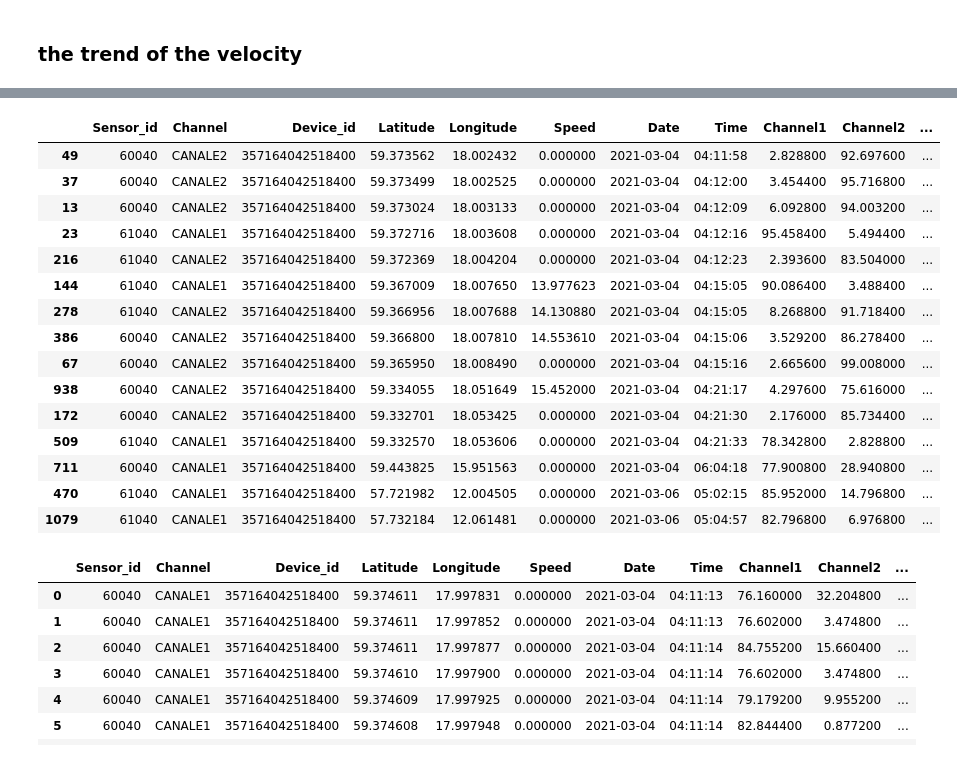
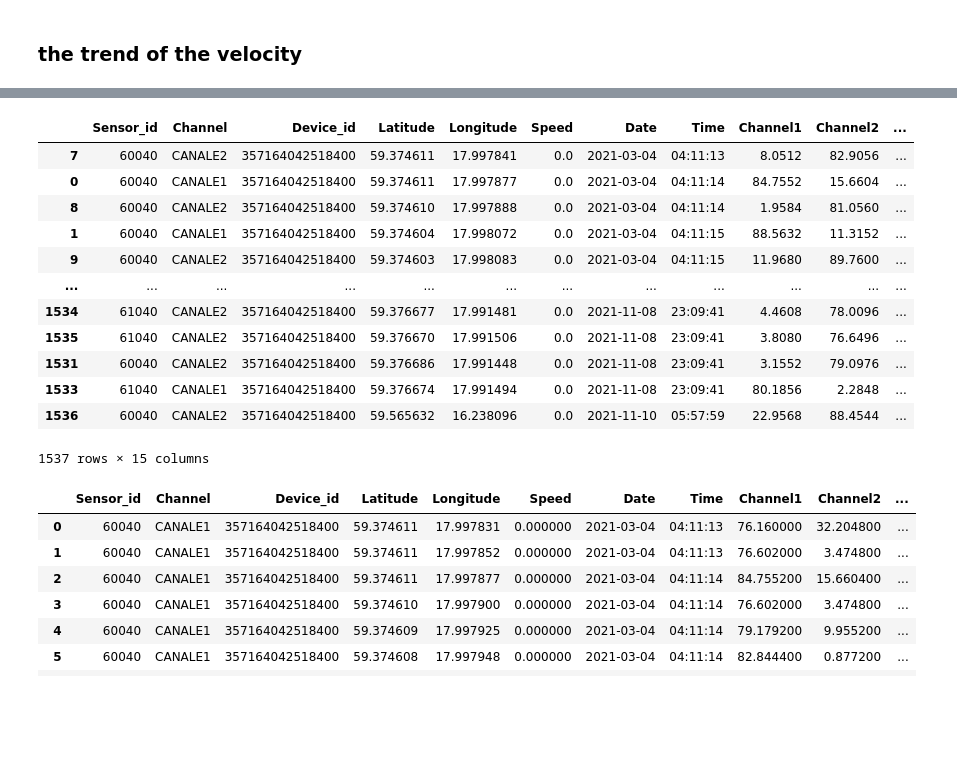
Before and after one commit to OmidSa75/Data_scinece-Smartset-overloads-PoliMI, a Jupyter notebook: main.ipynb, the cells around one changed output, grey strips where cells are left out. Drawn from its saved outputs; the diff is of its cells as text; code cells hidden in the pictures; blank space fills up the shorter version.

```diff
--- a/main.ipynb
+++ b/main.ipynb
@@ -449,45 +423,45 @@ df1_imp_copy = df1_imp_copy.sort_values('Datetime')
 # %%
+df1_imp_copy = important_nodes_df.copy()
+df1_imp_copy = df1_imp_copy.sort_values('Datetime')
+
 total_velocity = []
 for date in np.unique(df1_imp_copy['Date'].values).tolist():  # select the unique values of the dates and convert it to list
     temp_df = df1_imp_copy.loc[df1_imp_copy['Date'] == date]
     coords = temp_df[['Latitude', 'Longitude']].values
     x1 = coords[:-1]
     x2 = coords[1:]
     if not x1.tolist():
         velocity = [0]
         total_velocity += velocity
         continue
 
     delta_x = np.linalg.norm(x2 - x1, axis=1)
     delta_x_meter = delta_x / (five_meter_degree / 5)
 
     time1 = temp_df['Datetime'].iloc[:-1].apply(lambda x: x.timestamp()).values # we covert to timestamp this because of zero time conversion.
     time2 = temp_df['Datetime'].iloc[1:].apply(lambda x: x.timestamp()).values  # we covert to timestamp this because of zero time conversion.
     delta_t = (time2 - time1) + 0.1
     velocity = delta_x_meter / delta_t
     velocity *= 3.6
     velocity = [0] + velocity.tolist() # add zero for the end of line
     total_velocity += velocity
 
 df1_imp_copy['velocity'] = total_velocity
-df1_imp_copy.head(15).style.background_gradient('coolwarm')
+df1_imp_copy
 # %% [output]
 |  | Sensor_id | Channel | Device_id | Latitude | Longitude | Speed | Date | Time | Channel1 | Channel2 | ... |
-| 49 | 60040 | CANALE2 | 357164042518400 | 59.373562 | 18.002432 | 0.000000 | 2021-03-04 | 04:11:58 | 2.828800 | 92.697600 | ... |
-| 37 | 60040 | CANALE2 | 357164042518400 | 59.373499 | 18.002525 | 0.000000 | 2021-03-04 | 04:12:00 | 3.454400 | 95.716800 | ... |
-| 13 | 60040 | CANALE2 | 357164042518400 | 59.373024 | 18.003133 | 0.000000 | 2021-03-04 | 04:12:09 | 6.092800 | 94.003200 | ... |
-| 23 | 61040 | CANALE1 | 357164042518400 | 59.372716 | 18.003608 | 0.000000 | 2021-03-04 | 04:12:16 | 95.458400 | 5.494400 | ... |
-| 216 | 61040 | CANALE2 | 357164042518400 | 59.372369 | 18.004204 | 0.000000 | 2021-03-04 | 04:12:23 | 2.393600 | 83.504000 | ... |
-| 144 | 61040 | CANALE1 | 357164042518400 | 59.367009 | 18.007650 | 13.977623 | 2021-03-04 | 04:15:05 | 90.086400 | 3.488400 | ... |
-| 278 | 61040 | CANALE2 | 357164042518400 | 59.366956 | 18.007688 | 14.130880 | 2021-03-04 | 04:15:05 | 8.268800 | 91.718400 | ... |
-| 386 | 60040 | CANALE2 | 357164042518400 | 59.366800 | 18.007810 | 14.553610 | 2021-03-04 | 04:15:06 | 3.529200 | 86.278400 | ... |
-| 67 | 60040 | CANALE2 | 357164042518400 | 59.365950 | 18.008490 | 0.000000 | 2021-03-04 | 04:15:16 | 2.665600 | 99.008000 | ... |
-| 938 | 60040 | CANALE2 | 357164042518400 | 59.334055 | 18.051649 | 15.452000 | 2021-03-04 | 04:21:17 | 4.297600 | 75.616000 | ... |
-| 172 | 60040 | CANALE2 | 357164042518400 | 59.332701 | 18.053425 | 0.000000 | 2021-03-04 | 04:21:30 | 2.176000 | 85.734400 | ... |
-| 509 | 61040 | CANALE1 | 357164042518400 | 59.332570 | 18.053606 | 0.000000 | 2021-03-04 | 04:21:33 | 78.342800 | 2.828800 | ... |
-| 711 | 60040 | CANALE1 | 357164042518400 | 59.443825 | 15.951563 | 0.000000 | 2021-03-04 | 06:04:18 | 77.900800 | 28.940800 | ... |
-| 470 | 61040 | CANALE1 | 357164042518400 | 57.721982 | 12.004505 | 0.000000 | 2021-03-06 | 05:02:15 | 85.952000 | 14.796800 | ... |
-| 1079 | 61040 | CANALE1 | 357164042518400 | 57.732184 | 12.061481 | 0.000000 | 2021-03-06 | 05:04:57 | 82.796800 | 6.976800 | ... |
+| 7 | 60040 | CANALE2 | 357164042518400 | 59.374611 | 17.997841 | 0.0 | 2021-03-04 | 04:11:13 | 8.0512 | 82.9056 | ... |
+| 0 | 60040 | CANALE1 | 357164042518400 | 59.374611 | 17.997877 | 0.0 | 2021-03-04 | 04:11:14 | 84.7552 | 15.6604 | ... |
+| 8 | 60040 | CANALE2 | 357164042518400 | 59.374610 | 17.997888 | 0.0 | 2021-03-04 | 04:11:14 | 1.9584 | 81.0560 | ... |
+| 1 | 60040 | CANALE1 | 357164042518400 | 59.374604 | 17.998072 | 0.0 | 2021-03-04 | 04:11:15 | 88.5632 | 11.3152 | ... |
+| 9 | 60040 | CANALE2 | 357164042518400 | 59.374603 | 17.998083 | 0.0 | 2021-03-04 | 04:11:15 | 11.9680 | 89.7600 | ... |
+| ... | ... | ... | ... | ... | ... | ... | ... | ... | ... | ... | ... |
+| 1534 | 61040 | CANALE2 | 357164042518400 | 59.376677 | 17.991481 | 0.0 | 2021-11-08 | 23:09:41 | 4.4608 | 78.0096 | ... |
+| 1535 | 61040 | CANALE2 | 357164042518400 | 59.376670 | 17.991506 | 0.0 | 2021-11-08 | 23:09:41 | 3.8080 | 76.6496 | ... |
+| 1531 | 60040 | CANALE2 | 357164042518400 | 59.376686 | 17.991448 | 0.0 | 2021-11-08 | 23:09:41 | 3.1552 | 79.0976 | ... |
+| 1533 | 61040 | CANALE1 | 357164042518400 | 59.376674 | 17.991494 | 0.0 | 2021-11-08 | 23:09:41 | 80.1856 | 2.2848 | ... |
+| 1536 | 60040 | CANALE2 | 357164042518400 | 59.565632 | 16.238096 | 0.0 | 2021-11-10 | 05:57:59 | 22.9568 | 88.4544 | ... |
+1537 rows × 15 columns
 # %%
 important_nodes_df['velocity'] = total_velocity
 # %%
```
Also changed, not shown: parts of 7 cells of this notebook.
